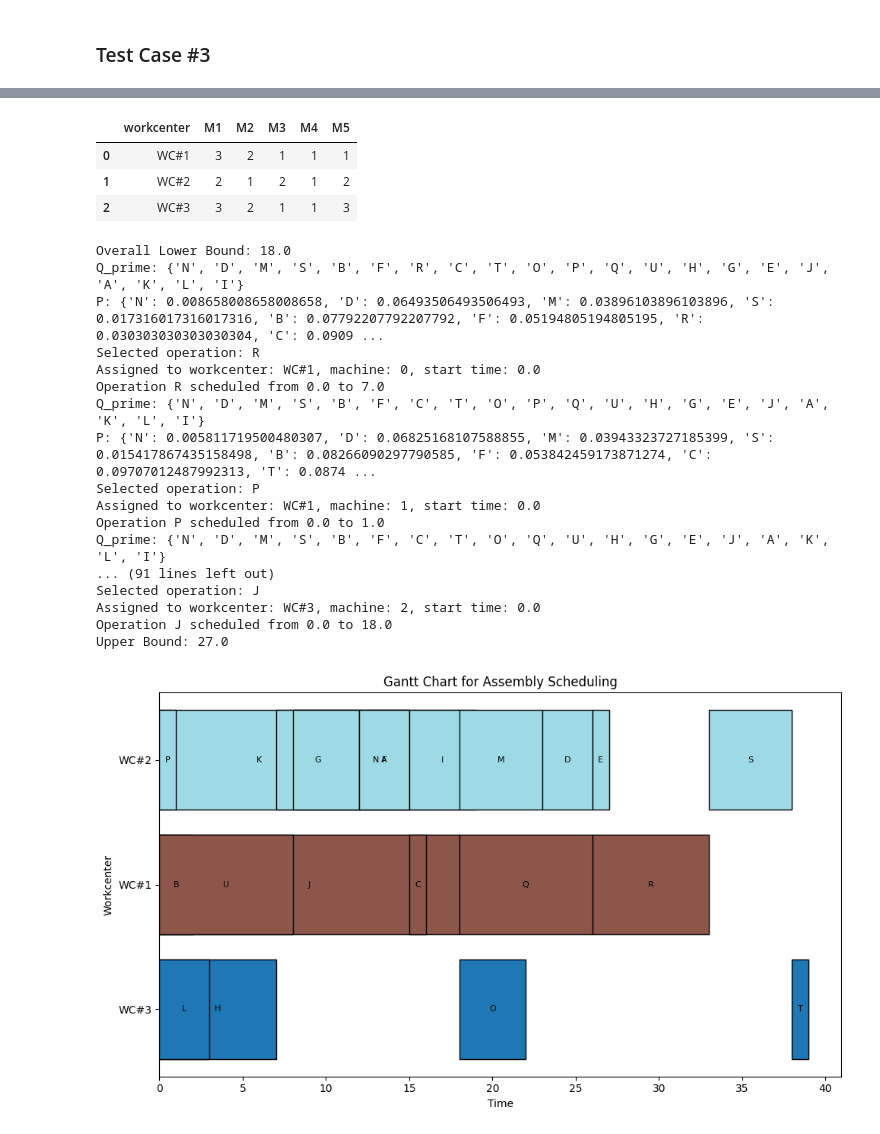
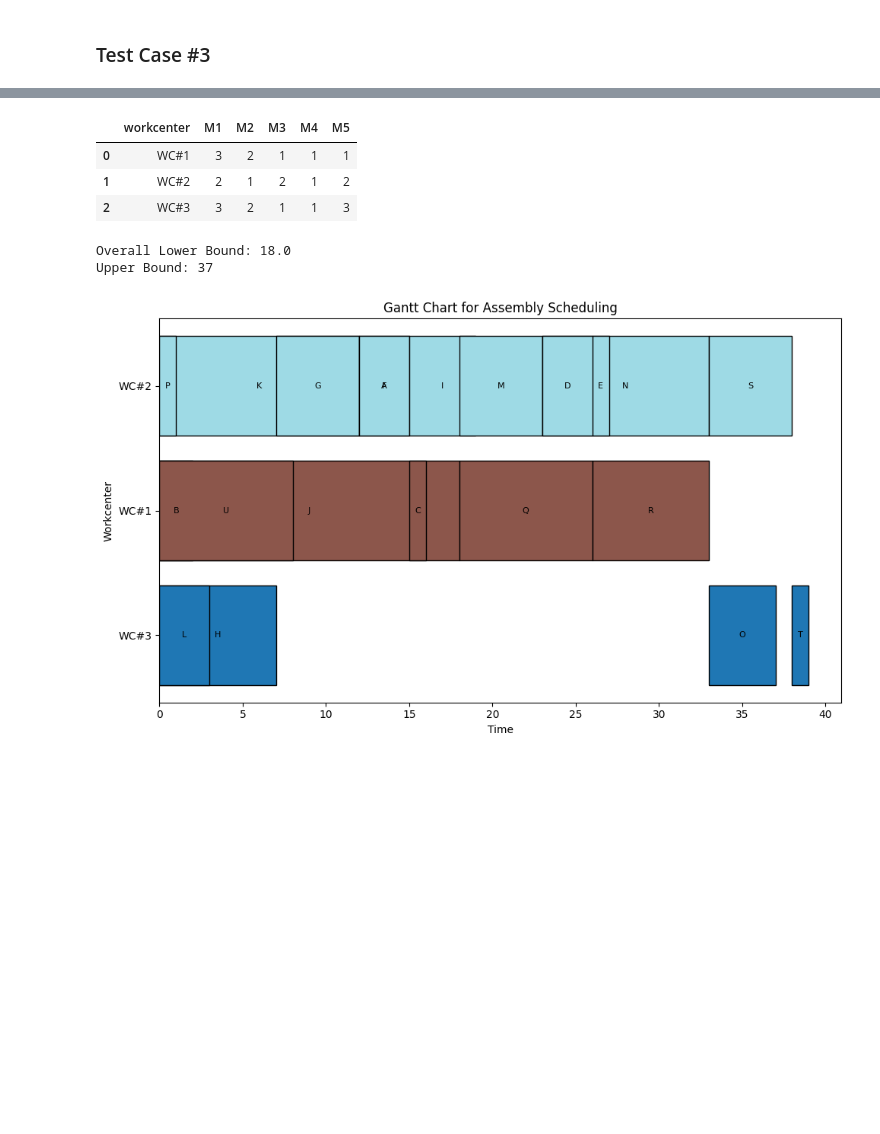
Before and after one commit to nathanansel28/40.014-ESA, a Jupyter notebook: 02_TestingHeuristics/LR_heuristic v6.ipynb, the cells around one changed output, grey strips where cells are left out. Drawn from its saved outputs; the diff is of its cells as text; code cells hidden in the pictures; blank space fills up the shorter version.

```diff
--- a/02_TestingHeuristics/LR_heuristic v6.ipynb
+++ b/02_TestingHeuristics/LR_heuristic v6.ipynb
@@ -28,6 +30,7 @@ class Operation:
         self.predecessors = predecessors if predecessors else []
         self.workcenter = str(workcenter)
         self.machine = str(machine)
+        self.scheduled_machin_idx = None
         self.processing_time = processing_time
         self.start_time = None
         self.end_time = None
@@ -359,28 +457,29 @@ df_machine = pd.DataFrame({
 display(df_BOM)
 display(df_machine)
 
-operations = load_operations_from_df(df_BOM)
-workcenters = load_factory(df_machine)
+operations = load_operations(df_BOM)
+factory = load_factory(df_machine)
 
 # Assume some initial values for dual costs for demonstration
-lambda_ij = {('A', 'C'): 1, ('B', 'D'): 1, ('C', 'E'): 1, ('D', 'E'): 1, ('E', 'F'): 1, ('G', 'F'): 1, ('H', 'G'): 1, ('P', 'R'): 1, ('Q', 'R'): 1, ('R', 'S'): 1, ('U', 'S'): 1}
-delta_Y = {wc.id: 1 for wc in workcenters.values()}
+# lambda_ij = {('A', 'C'): 1, ('B', 'D'): 1, ('C', 'E'): 1, ('D', 'E'): 1, ('E', 'F'): 1, ('G', 'F'): 1, ('H', 'G'): 1, ('P', 'R'): 1, ('Q', 'R'): 1, ('R', 'S'): 1, ('U', 'S'): 1}
+# delta_Y = {wc.id: 1 for wc in workcenters.values()}
 
-U_ij, V_Y = subgradient_search(workcenters, operations, max_iterations=100, s=0.1)
-for wc in workcenters.values():
+U_ij, V_Y = subgradient_search(factory, operations, max_iterations=100, s=0.1)
+for wc in factory.values():
     solve_spw([op for op in operations.values() if op.workcenter == wc.id], wc, V_Y[wc.id], U_ij)
 
 # print("U_ij:", U_ij)
 # print("V_Y:", V_Y)
 
-lower_bound = calculate_lower_bounds(workcenters, operations)
+lower_bound = calculate_lower_bounds(factory, operations)
 print("Overall Lower Bound:", lower_bound)
 
-upper_bound = generate_upper_bound(operations, workcenters)
+# Generate upper bound
+upper_bound = generate_upper_bound(operations, factory, lower_bound)
 print("Upper Bound:", upper_bound)
 
-schedule_operations(operations, workcenters)
-
+# Proceed with the rest of the process
+schedule_operations(operations, factory)
 plot_gantt_chart_by_workcenter(operations)
 # %% [output]
 |  | operation | predecessor_operations | end_product | due_date | processing_time | workcenter | machine |
@@ -431,7 +530,7 @@ df_machine = pd.DataFrame({
 display(df_BOM)
 display(df_machine)
 
-operations = load_operations_from_df(df_BOM)
+operations = load_operations(df_BOM)
 workcenters = load_factory(df_machine)
 
 # Assume some initial values for dual costs for demonstration
@@ -442,14 +541,18 @@ U_ij, V_Y = subgradient_search(workcenters, operations, max_iterations=100, s=0.
 for wc in workcenters.values():
     solve_spw([op for op in operations.values() if op.workcenter == wc.id], wc, V_Y[wc.id], U_ij)
 
+# print("U_ij:", U_ij)
+# print("V_Y:", V_Y)
+
 lower_bound = calculate_lower_bounds(workcenters, operations)
 print("Overall Lower Bound:", lower_bound)
 
-upper_bound = generate_upper_bound(operations, workcenters)
+# Generate upper bound
+upper_bound = generate_upper_bound(operations, workcenters, lower_bound)
 print("Upper Bound:", upper_bound)
 
+# Proceed with the rest of the process
 schedule_operations(operations, workcenters)
-
 plot_gantt_chart_by_workcenter(operations)
 # %% [output]
 |  | operation | predecessor_operations | end_product | due_date | processing_time | workcenter | machine |
@@ -503,7 +591,7 @@ df_machine = pd.DataFrame({
 display(df_BOM)
 display(df_machine)
 
-operations = load_operations_from_df(df_BOM)
+operations = load_operations(df_BOM)
 workcenters = load_factory(df_machine)
 
 # Assume some initial values for dual costs for demonstration
@@ -520,49 +608,35 @@ for wc in workcenters.values():
 lower_bound = calculate_lower_bounds(workcenters, operations)
 print("Overall Lower Bound:", lower_bound)
 
-upper_bound = generate_upper_bound(operations, workcenters)
+# Generate upper bound
+upper_bound = generate_upper_bound(operations, workcenters, lower_bound)
 print("Upper Bound:", upper_bound)
 
+# Proceed with the rest of the process
 schedule_operations(operations, workcenters)
-
 plot_gantt_chart_by_workcenter(operations)
 # %% [output]
 |  | operation | predecessor_operations | end_product | due_date | processing_time | workcenter | machine |
 | 0 | A | [] | 0 | 0.0 | 3 | WC#2 | M1 |
 | 1 | B | [] | 0 | 0.0 | 2 | WC#1 | M2 |
 | 2 | C | [A] | 0 | 0.0 | 1 | WC#1 | M3 |
 | 3 | D | [B] | 0 | 0.0 | 3 | WC#2 | M2 |
 | 4 | E | [C, D] | 0 | 0.0 | 1 | WC#2 | M4 |
 | 5 | F | [E, G] | 0 | 0.0 | 3 | WC#2 | M5 |
 | 6 | G | [H] | 0 | 0.0 | 5 | WC#2 | M1 |
 | 7 | H | [] | 0 | 0.0 | 7 | WC#3 | M2 |
 | 8 | I | [F] | 1 | 50.0 | 4 | WC#2 | M3 |
 | 9 | J | [] | 0 | 0.0 | 18 | WC#1 | M4 |
 | ... | ... | ... | ... | ... | ... | ... | ... |
 | 16 | Q | [] | 0 | 0.0 | 8 | WC#1 | M4 |
 | 17 | R | [P, Q] | 0 | 0.0 | 7 | WC#1 | M5 |
 | 18 | S | [R] | 0 | 0.0 | 5 | WC#2 | M1 |
 | 19 | T | [S, U] | 1 | 30.0 | 1 | WC#3 | M4 |
 | 20 | U | [] | 0 | 0.0 | 8 | WC#1 | M2 |
 |  | workcenter | M1 | M2 | M3 | M4 | M5 |
 | 0 | WC#1 | 3 | 2 | 1 | 1 | 1 |
 | 1 | WC#2 | 2 | 1 | 2 | 1 | 2 |
 | 2 | WC#3 | 3 | 2 | 1 | 1 | 3 |
 Overall Lower Bound: 18.0
-Q_prime: {'N', 'D', 'M', 'S', 'B', 'F', 'R', 'C', 'T', 'O', 'P', 'Q', 'U', 'H', 'G', 'E', 'J', 'A', 'K', 'L', 'I'}
-P: {'N': 0.008658008658008658, 'D': 0.06493506493506493, 'M': 0.03896103896103896, 'S': 0.017316017316017316, 'B': 0.07792207792207792, 'F': 0.05194805194805195, 'R': 0.030303030303030304, 'C': 0.0909 ...
-Selected operation: R
-Assigned to workcenter: WC#1, machine: 0, start time: 0.0
-Operation R scheduled from 0.0 to 7.0
-Q_prime: {'N', 'D', 'M', 'S', 'B', 'F', 'C', 'T', 'O', 'P', 'Q', 'U', 'H', 'G', 'E', 'J', 'A', 'K', 'L', 'I'}
-P: {'N': 0.005811719500480307, 'D': 0.06825168107588855, 'M': 0.03943323727185399, 'S': 0.015417867435158498, 'B': 0.08266090297790585, 'F': 0.053842459173871274, 'C': 0.09707012487992313, 'T': 0.0874 ...
-Selected operation: P
-Assigned to workcenter: WC#1, machine: 1, start time: 0.0
-Operation P scheduled from 0.0 to 1.0
-Q_prime: {'N', 'D', 'M', 'S', 'B', 'F', 'C', 'T', 'O', 'Q', 'U', 'H', 'G', 'E', 'J', 'A', 'K', 'L', 'I'}
-... (91 lines left out)
-Selected operation: J
-Assigned to workcenter: WC#3, machine: 2, start time: 0.0
-Operation J scheduled from 0.0 to 18.0
-Upper Bound: 27.0
+Upper Bound: 37
-[figure, old version]
+[figure, new version]
```
Also changed, not shown: parts of 14 cells of this notebook, 1 other file.
